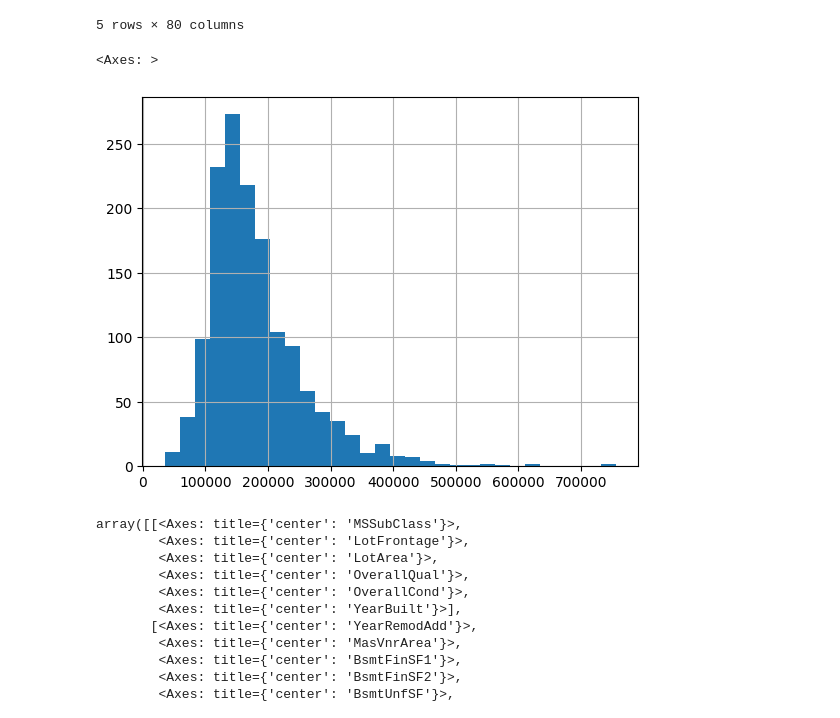
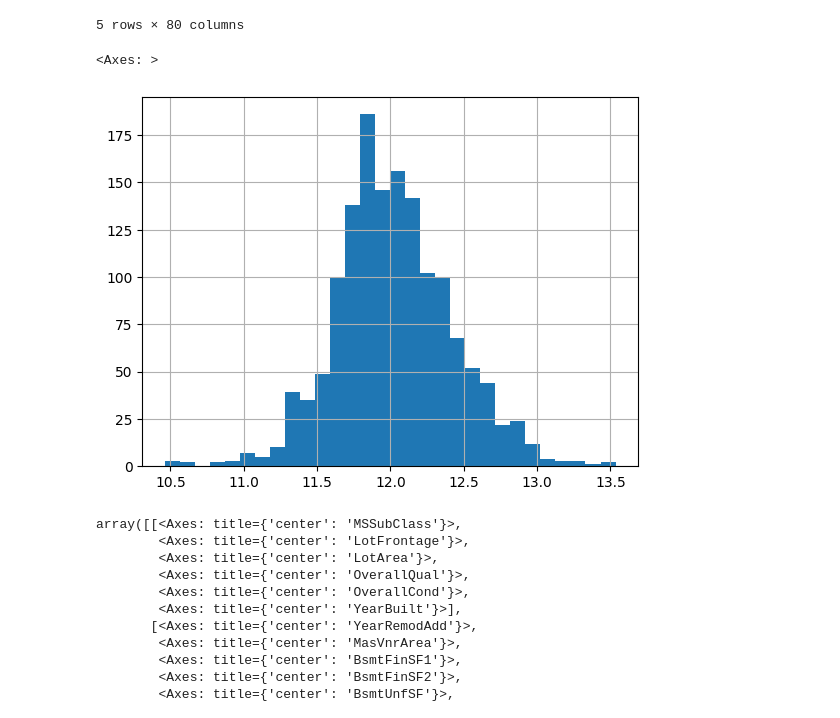
Before and after one commit to vanneva/Kaggle_House_Prices, a Jupyter notebook: main.ipynb, the cells around one changed output. Cells and saved outputs as stored; diff of their text form; code cells hidden in the pictures.

```diff
--- a/main.ipynb
+++ b/main.ipynb
@@ -47,7 +38,8 @@ memory usage: 924.0+ KB
 # %% [markdown]
 The dataset consists of integers, floats and strings. Some columns have missing values.
 # %%
-train_df.drop(columns='Id', inplace=True)
+train_df['SalePriceLog'] = np.log(train_df['SalePrice'])
+train_df.drop(columns=['Id', 'SalePrice'], inplace=True)
 train_df.head()
 # %% [output]
 |  | MSSubClass | MSZoning | LotFrontage | LotArea | Street | Alley | LotShape | LandContour | Utilities | ... |
@@ -58,10 +50,10 @@ train_df.head()
 | 4 | 60 | RL | 84.0 | 14260 | Pave | NaN | IR1 | Lvl | AllPub | ... |
 5 rows × 80 columns
 # %%
-train_df['SalePrice'].hist(bins=30)
+train_df['SalePriceLog'].hist(bins=30)
 # %% [output]
 <Axes: >
-[figure, old version]
+[figure, new version]
 # %%
 train_df.select_dtypes(include = ['float64', 'int64']).hist(figsize=(16,20), bins=30)
 # %% [output]
```
Also changed, not shown: parts of 12 cells of this notebook.
